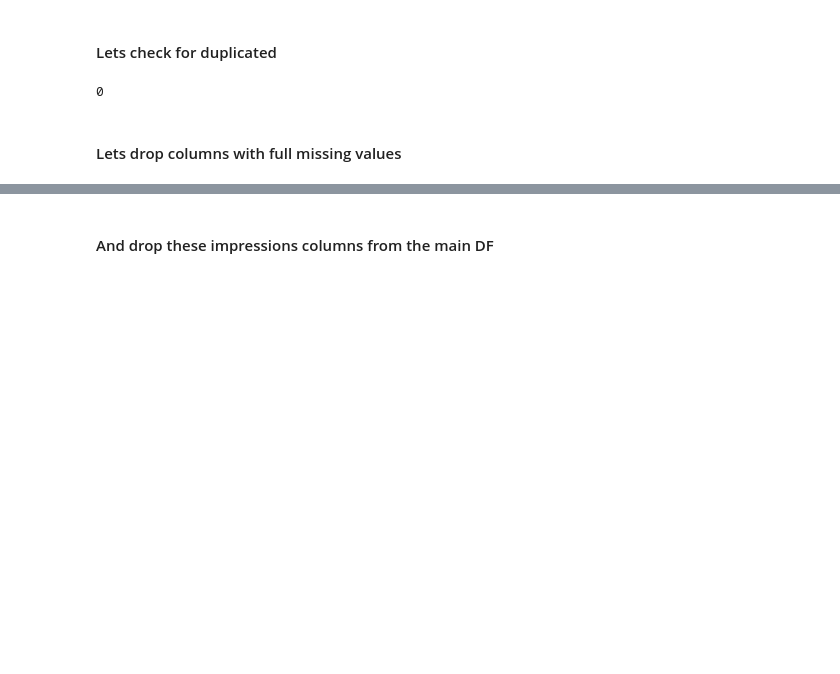
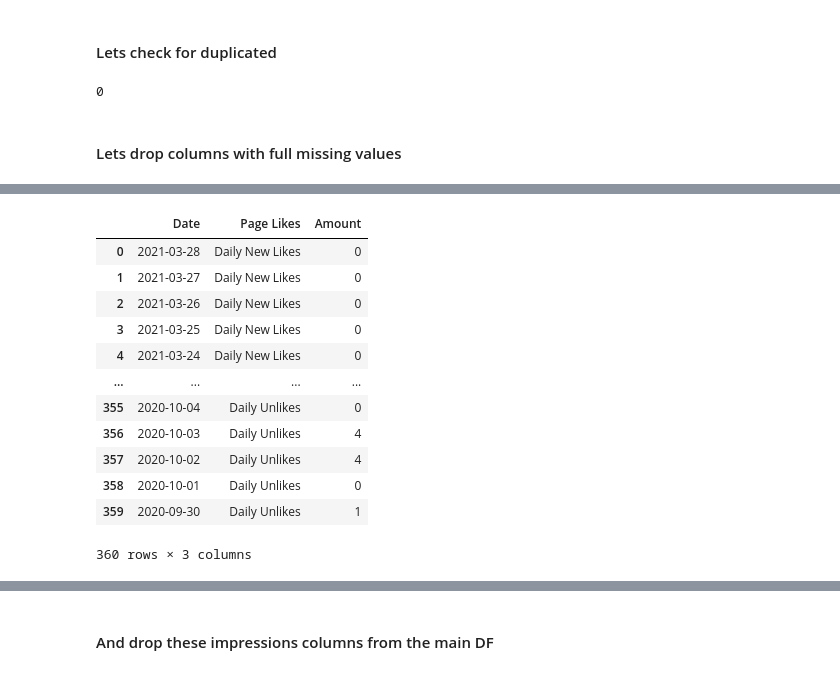
Before and after one commit to BrunaClo/Refyld, a Jupyter notebook: Refyld.ipynb, the cells around one changed output, grey strips where cells are left out. Saved outputs shown, nothing was run; the diff lists cells and outputs as text; code cells hidden in the pictures; blank space fills up the shorter version.

```diff
--- a/Refyld.ipynb
+++ b/Refyld.ipynb
@@ -214,0 +220,16 @@ df_day, df_week, df_month, df_others = get_date_sep(df)
+# %%
+df_likes_
+# %% [output]
+|  | Date | Page Likes | Amount |
+| 0 | 2021-03-28 | Daily New Likes | 0 |
+| 1 | 2021-03-27 | Daily New Likes | 0 |
+| 2 | 2021-03-26 | Daily New Likes | 0 |
+| 3 | 2021-03-25 | Daily New Likes | 0 |
+| 4 | 2021-03-24 | Daily New Likes | 0 |
+| ... | ... | ... | ... |
+| 355 | 2020-10-04 | Daily Unlikes | 0 |
+| 356 | 2020-10-03 | Daily Unlikes | 4 |
+| 357 | 2020-10-02 | Daily Unlikes | 4 |
+| 358 | 2020-10-01 | Daily Unlikes | 0 |
+| 359 | 2020-09-30 | Daily Unlikes | 1 |
+360 rows × 3 columns
```
Also changed, not shown: parts of 259 cells of this notebook.
